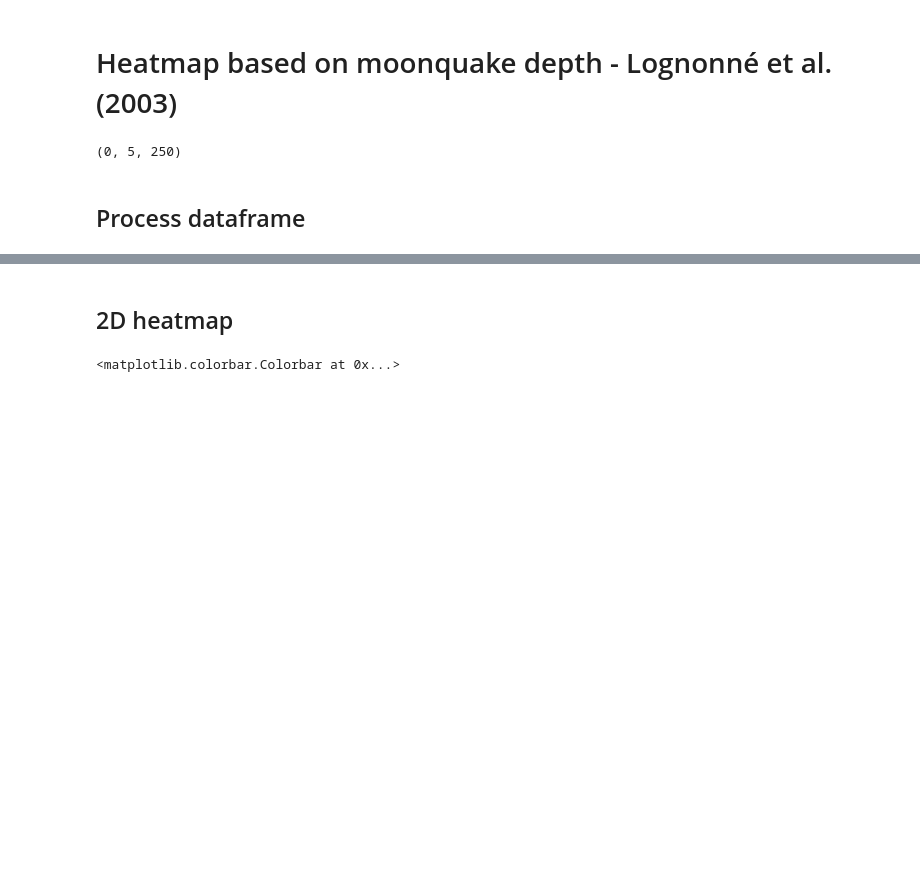
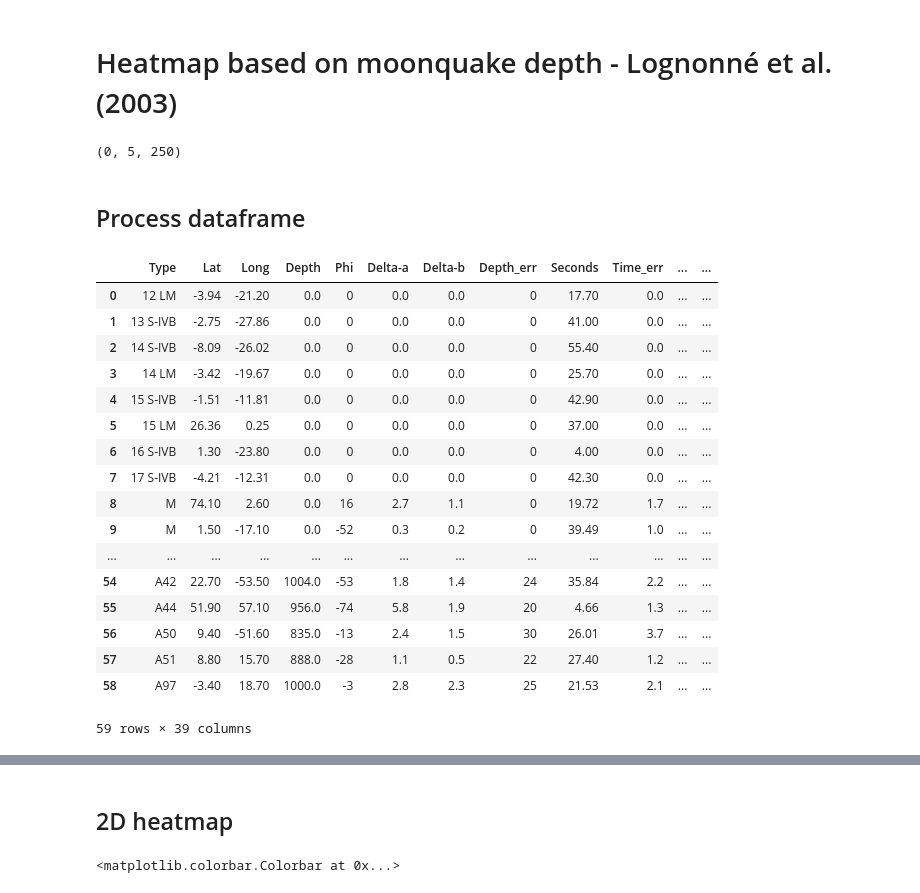
Before and after one commit to ivanmm25/space_seismologists, a Jupyter notebook: etl/load_data.ipynb, the cells around one changed output, grey strips where cells are left out. Drawn from its saved outputs; the diff is of its cells as text; code cells hidden in the pictures; blank space fills up the shorter version.

```diff
--- a/etl/load_data.ipynb
+++ b/etl/load_data.ipynb
@@ -160,6 +160,27 @@ sphere_radius = 10
 lognonne_df["zpos"]= sphere_radius * np.cos(lognonne_df["Latrad"]) * np.cos(lognonne_df["Longrad"])
 lognonne_df["ypos"]= sphere_radius * np.sin(lognonne_df["Latrad"])
 lognonne_df["xps"]= -sphere_radius * np.cos(lognonne_df["Latrad"]) * np.sin(lognonne_df["Longrad"])
+# %%
+lognonne_df
+# %% [output]
+|  | Type | Lat | Long | Depth | Phi | Delta-a | Delta-b | Depth_err | Seconds | Time_err | ... | ... |
+| 0 | 12 LM | -3.94 | -21.20 | 0.0 | 0 | 0.0 | 0.0 | 0 | 17.70 | 0.0 | ... | ... |
+| 1 | 13 S-IVB | -2.75 | -27.86 | 0.0 | 0 | 0.0 | 0.0 | 0 | 41.00 | 0.0 | ... | ... |
+| 2 | 14 S-IVB | -8.09 | -26.02 | 0.0 | 0 | 0.0 | 0.0 | 0 | 55.40 | 0.0 | ... | ... |
+| 3 | 14 LM | -3.42 | -19.67 | 0.0 | 0 | 0.0 | 0.0 | 0 | 25.70 | 0.0 | ... | ... |
+| 4 | 15 S-IVB | -1.51 | -11.81 | 0.0 | 0 | 0.0 | 0.0 | 0 | 42.90 | 0.0 | ... | ... |
+| 5 | 15 LM | 26.36 | 0.25 | 0.0 | 0 | 0.0 | 0.0 | 0 | 37.00 | 0.0 | ... | ... |
+| 6 | 16 S-IVB | 1.30 | -23.80 | 0.0 | 0 | 0.0 | 0.0 | 0 | 4.00 | 0.0 | ... | ... |
+| 7 | 17 S-IVB | -4.21 | -12.31 | 0.0 | 0 | 0.0 | 0.0 | 0 | 42.30 | 0.0 | ... | ... |
+| 8 | M | 74.10 | 2.60 | 0.0 | 16 | 2.7 | 1.1 | 0 | 19.72 | 1.7 | ... | ... |
+| 9 | M | 1.50 | -17.10 | 0.0 | -52 | 0.3 | 0.2 | 0 | 39.49 | 1.0 | ... | ... |
+| ... | ... | ... | ... | ... | ... | ... | ... | ... | ... | ... | ... | ... |
+| 54 | A42 | 22.70 | -53.50 | 1004.0 | -53 | 1.8 | 1.4 | 24 | 35.84 | 2.2 | ... | ... |
+| 55 | A44 | 51.90 | 57.10 | 956.0 | -74 | 5.8 | 1.9 | 20 | 4.66 | 1.3 | ... | ... |
+| 56 | A50 | 9.40 | -51.60 | 835.0 | -13 | 2.4 | 1.5 | 30 | 26.01 | 3.7 | ... | ... |
+| 57 | A51 | 8.80 | 15.70 | 888.0 | -28 | 1.1 | 0.5 | 22 | 27.40 | 1.2 | ... | ... |
+| 58 | A97 | -3.40 | 18.70 | 1000.0 | -3 | 2.8 | 2.3 | 25 | 21.53 | 2.1 | ... | ... |
+59 rows × 39 columns
 # %%
 lognonne_df.describe()
 # %% [output]
```
Also changed, not shown: 1 other file.
